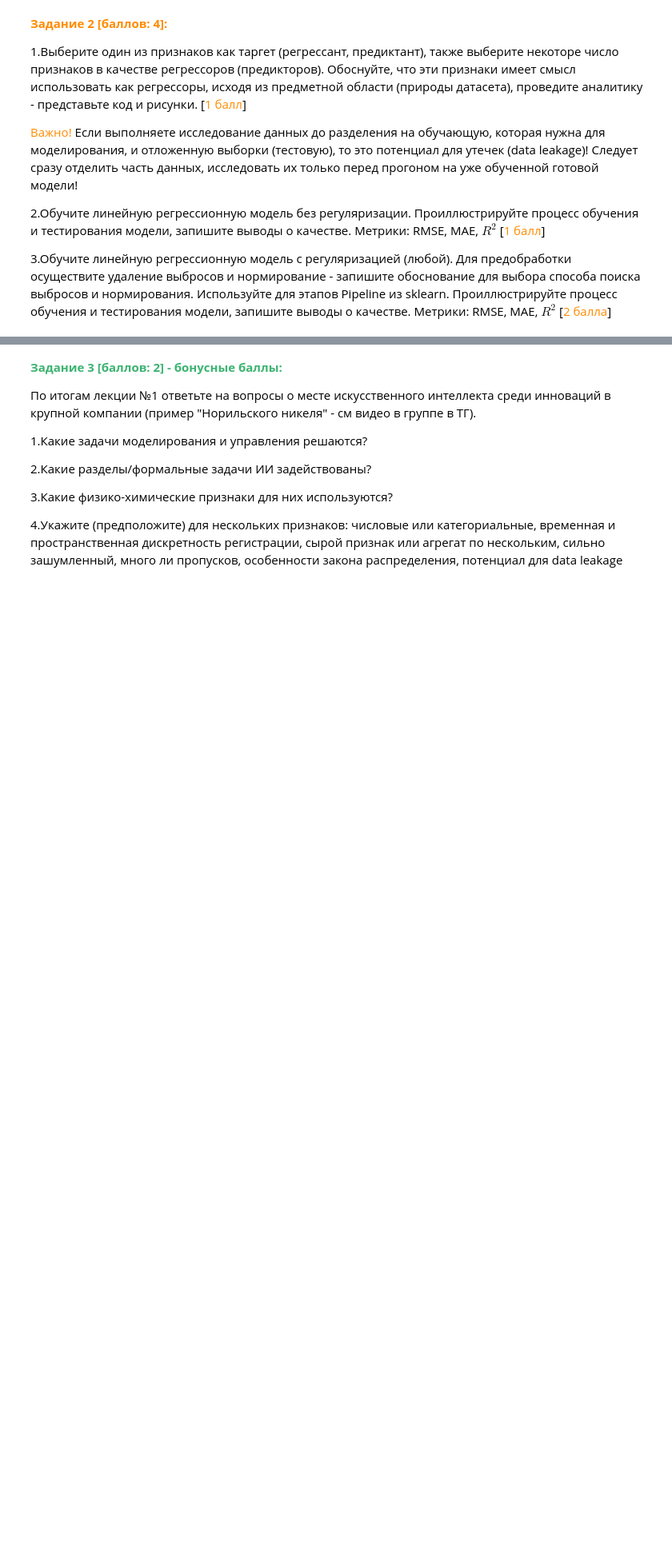
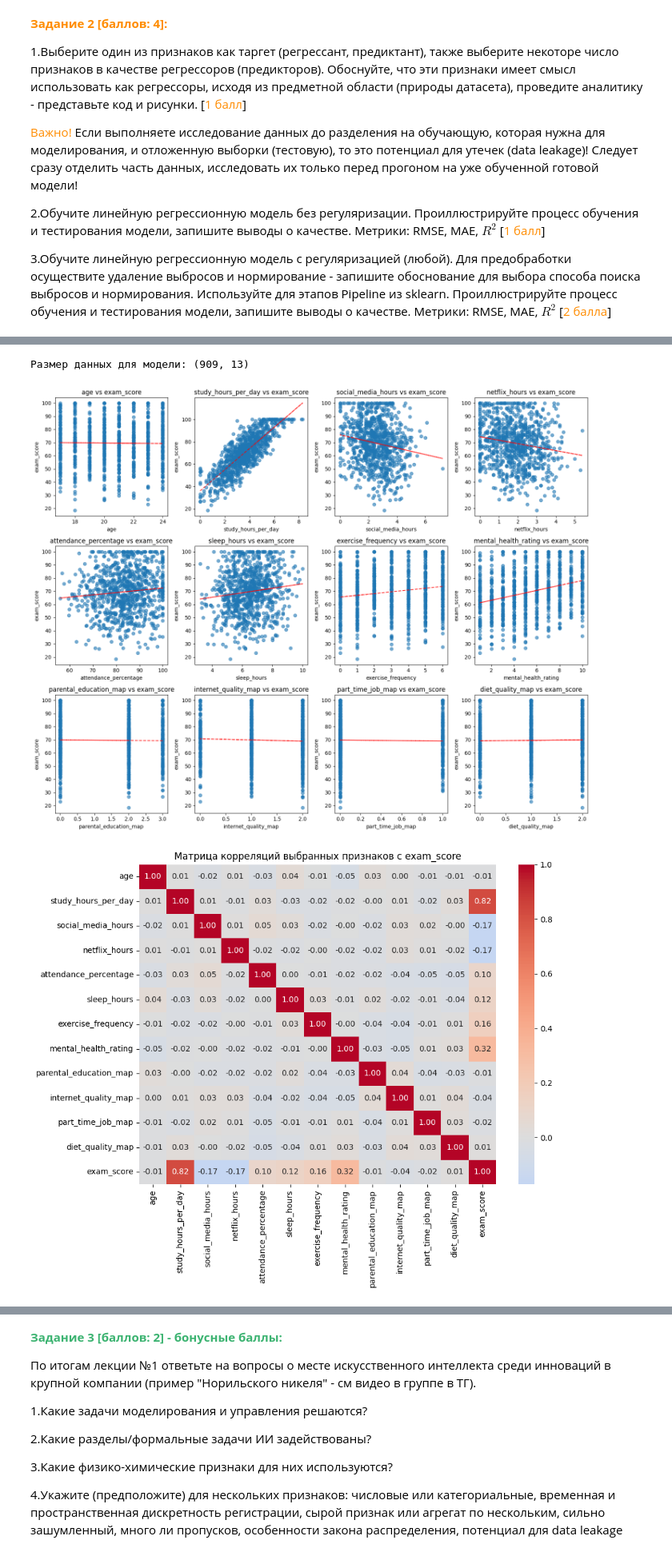
Before and after one commit to ikedestiny/ITMO-ML, a Jupyter notebook: lab1/Lab1.ipynb, the cells around one changed output, grey strips where cells are left out. Shown at 80% size. Drawn from its saved outputs; the diff is of its cells as text; code cells hidden in the pictures; blank space fills up the shorter version.

```diff
--- a/lab1/Lab1.ipynb
+++ b/lab1/Lab1.ipynb
@@ -270,0 +313,41 @@ df_encoded.head(20)
+# %%
+# clean dataset with selected features
+df_model = df_encoded[selected_features + [target]].dropna()
+print(f"Размер данных для модели: {df_model.shape}")
+# %% [output]
+Размер данных для модели: (909, 13)
+# %%
+
+# Визуализация взаимосвязей с таргетом
+fig, axes = plt.subplots(3, 4, figsize=(15, 12))
+axes = axes.ravel()
+
+for i, feature in enumerate(selected_features):
+    axes[i].scatter(df_model[feature], df_model[target], alpha=0.6)
+    axes[i].set_xlabel(feature)
+    axes[i].set_ylabel('exam_score')
+    axes[i].set_title(f'{feature} vs exam_score')
+
+    # Линия тренда
+    z = np.polyfit(df_model[feature], df_model[target], 1)
+    p = np.poly1d(z)
+    axes[i].plot(df_model[feature], p(df_model[feature]), "r--", alpha=0.8)
+
+# Корреляционная матрица
+plt.tight_layout()
+plt.show()
+
+# Матрица корреляций
+plt.figure(figsize=(10, 8))
+corr_matrix = df_model[selected_features + [target]].corr()
+sns.heatmap(corr_matrix, annot=True, cmap='coolwarm', center=0, fmt='.2f')
+plt.title('Матрица корреляций выбранных признаков с exam_score')
+plt.tight_layout()
+plt.show()
+
+print("Корреляции с exam_score:")
+correlations = df_model[selected_features].corrwith(df_model[target]).sort_values(ascending=False)
+print(correlations)
+# %% [output]
+[figure, added]
+[figure, added]
```
Also changed, not shown: parts of 4 cells of this notebook.
